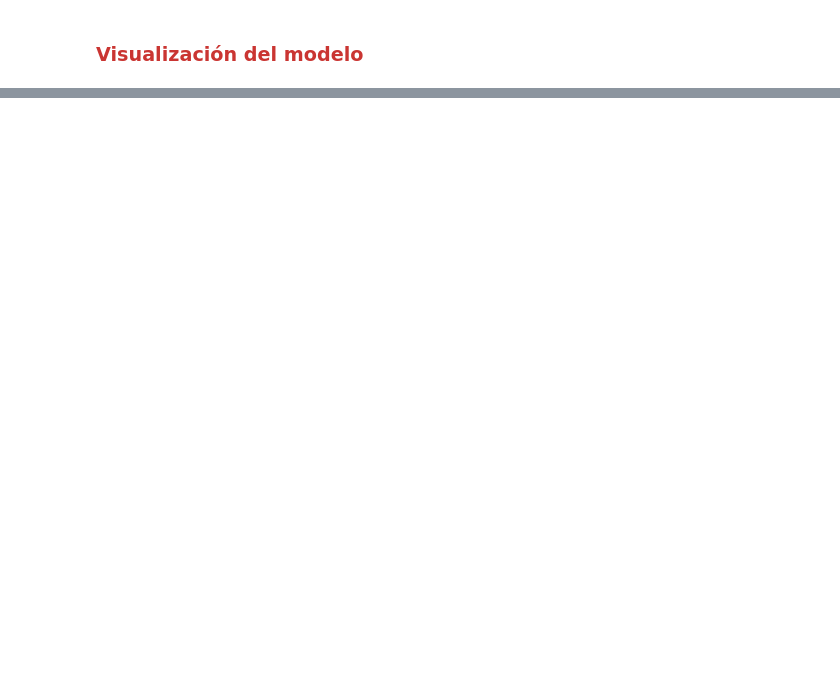
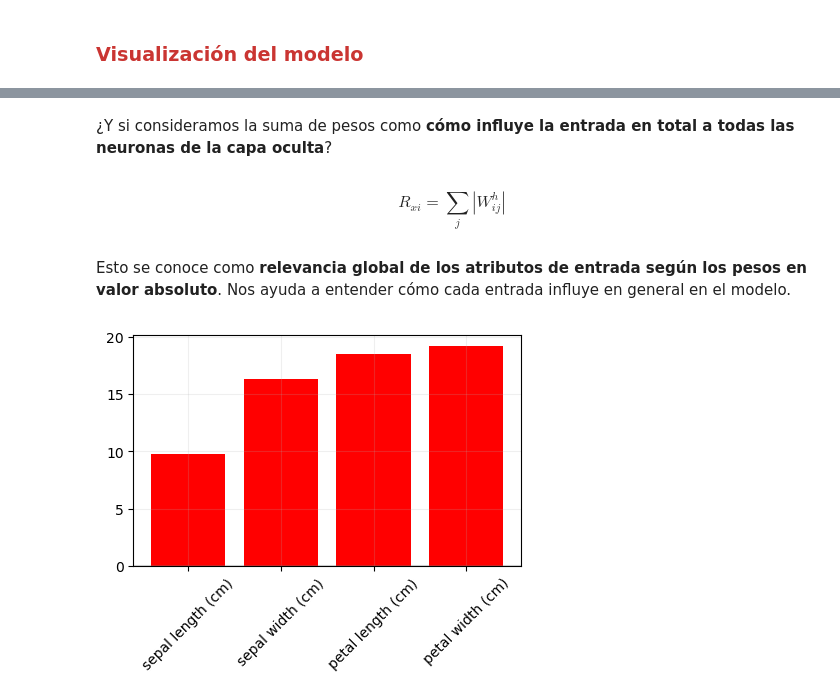
Before and after one commit to christianolivamoya/MIAX13-REDES, a Jupyter notebook: notebooks/04_2_problema_multiclase.ipynb, the cells around one changed output, grey strips where cells are left out. Drawn from its saved outputs; the diff is of its cells as text; code cells hidden in the pictures; blank space fills up the shorter version.

```diff
--- a/notebooks/04_2_problema_multiclase.ipynb
+++ b/notebooks/04_2_problema_multiclase.ipynb
@@ -409,0 +578,22 @@ Vamos al notebook `04_3_explicabilidad_red_neuronal`.
+# %% [markdown]
+¿Y si consideramos la suma de pesos como **cómo influye la entrada en total a todas las neuronas de la capa oculta**?
+# %% [markdown]
+$$R_{xi} = \sum_j |W^h_{ij}|$$
+# %% [markdown]
+Esto se conoce como **relevancia global de los atributos de entrada según los pesos en valor absoluto**. Nos ayuda a entender cómo cada entrada influye en general en el modelo.
+# %%
+def global_relevance(model):
+    w = model.W[0]
+    R = np.abs(w).sum(axis=1)
+    return R
+# %%
+R = global_relevance(model)
+
+plt.figure(figsize=(5, 3))
+plt.bar(range(x_train.shape[1]), R, color="red")
+plt.xticks(range(x_train.shape[1]), iris.feature_names, rotation=45)
+plt.grid(alpha=0.2)
+plt.axhline(0.0, color="gray", alpha=0.3)
+plt.show()
+# %% [output]
+[figure, added]
```
Also changed, not shown: parts of 27 cells of this notebook.
